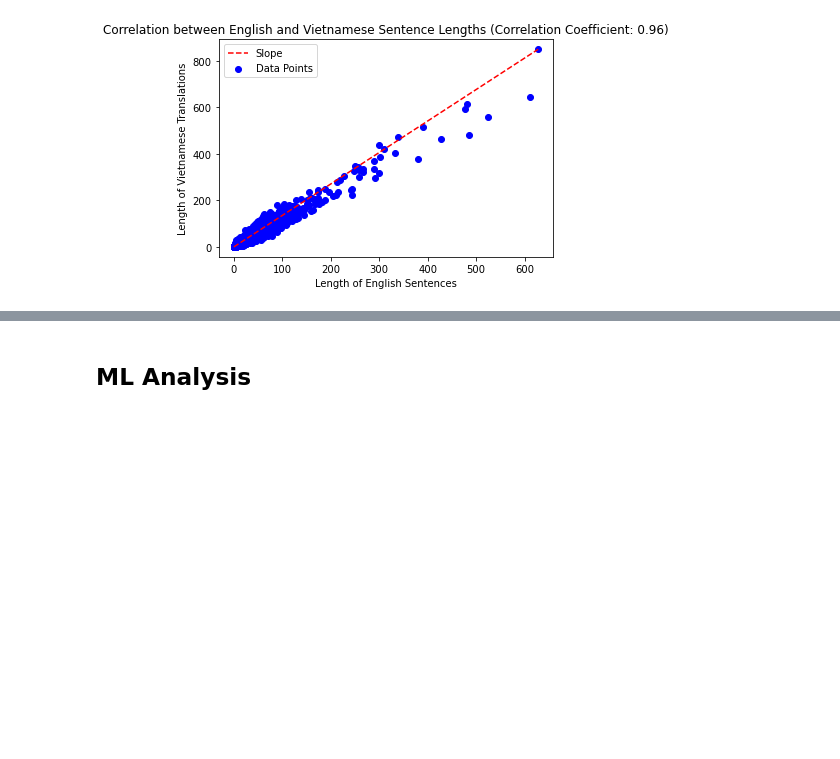
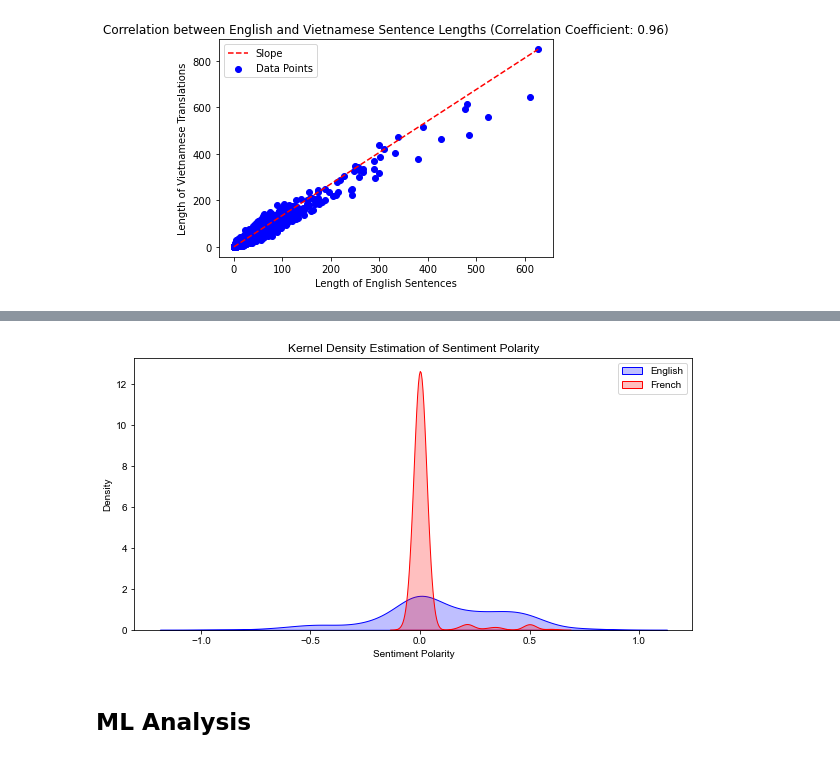
Before and after one commit to MDakshithagithub/Language_Translation_LLM, a Jupyter notebook: llm.ipynb, the cells around one changed output, grey strips where cells are left out. Drawn from its saved outputs; the diff is of its cells as text; code cells hidden in the pictures; blank space fills up the shorter version.

Commit message:
Visualization on french datset

```diff
--- a/llm.ipynb
+++ b/llm.ipynb
@@ -210,3 +198,33 @@ generate_wordcloud(vietnamese_words, 'Vietnamese')
+# %%
+import seaborn as sns
+import matplotlib.pyplot as plt
+from textblob import TextBlob
+import pandas as pd
+
+
+# Calculate sentiment polarity for English and French translations
+english_sentiments = [TextBlob(text).sentiment.polarity for text in fr_df['English']]
+french_sentiments = [TextBlob(text).sentiment.polarity for text in fr_df['French']]
+
+# Set up the figure and axis
+plt.figure(figsize=(10, 5))
+
+# Create KDE plots for English and French sentiment distributions
+sns.kdeplot(english_sentiments, shade=True, color="b", label="English")
+sns.kdeplot(french_sentiments, shade=True, color="r", label="French")
+
+# Set labels and title
+plt.xlabel('Sentiment Polarity')
+plt.ylabel('Density')
+plt.title('Kernel Density Estimation of Sentiment Polarity')
+
+# Add legend
+plt.legend()
+
+# Show the plot
+plt.show()
+# %% [output]
+[figure, added]
 # %% [markdown]
 ## ML Analysis
 # %% [markdown]
```
Also changed, not shown: parts of 4 cells of this notebook.
